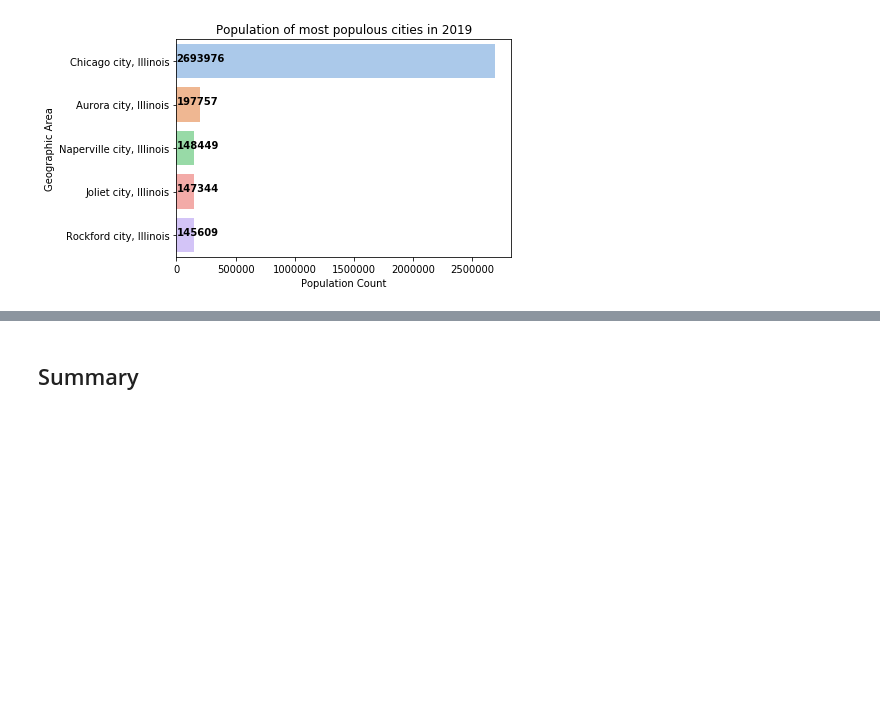
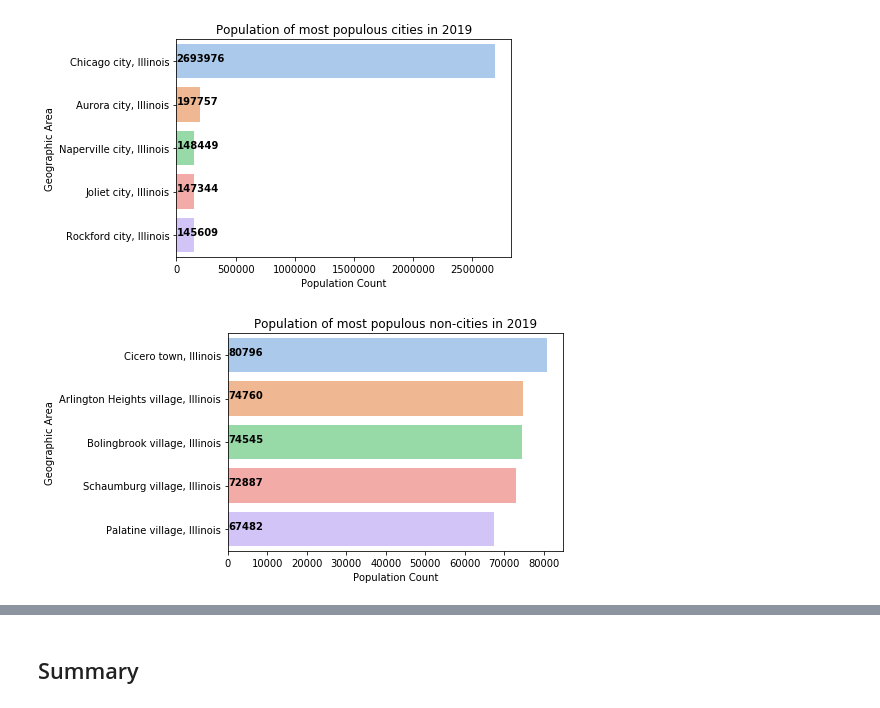
Before and after one commit to tcyang01/Data-Visualization, a Jupyter notebook: censusIL/censusIL.ipynb, the cells around one changed output, grey strips where cells are left out. Saved outputs shown, nothing was run; the diff lists cells and outputs as text; code cells hidden in the pictures; blank space fills up the shorter version.

```diff
--- a/censusIL/censusIL.ipynb
+++ b/censusIL/censusIL.ipynb
@@ -247,3 +248,14 @@ for i,j in enumerate(city.nlargest(5,'2019')['2019']):
 plt.show()
 # %% [output]
 [figure]
+# %%
+year_non_city = non_city.nlargest(5,'2019')['2019']
+place_non_city = non_city.nlargest(5,'2019')['Geographic Area']
+sns.barplot(x=year_non_city, y=place_non_city, data=non_city.nlargest(5,'2019'),palette='pastel')
+plt.title('Population of most populous non-cities in 2019')
+plt.xlabel('Population Count')
+for i,j in enumerate(non_city.nlargest(5,'2019')['2019']):
+    plt.text(0.5,i, j, weight='bold', color='black')
+plt.show()
+# %% [output]
+[figure, added]
```
Also changed, not shown: parts of 8 cells of this notebook.
